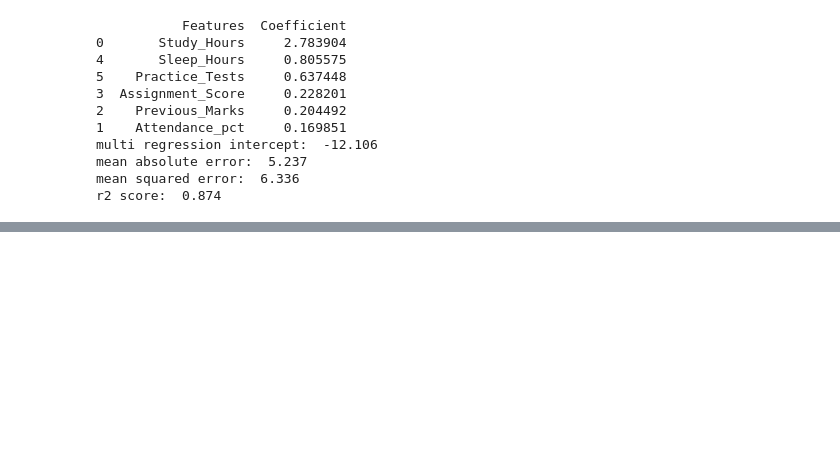
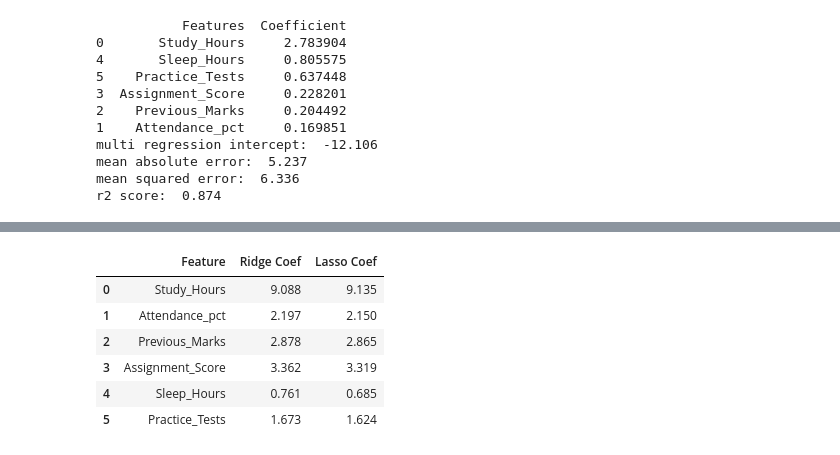
Before and after one commit to Abdullah25r/ML-Spaces, a Jupyter notebook: scikit-learn.ipynb, the cells around one changed output, grey strips where cells are left out. Saved outputs shown, nothing was run; the diff lists cells and outputs as text; code cells hidden in the pictures; blank space fills up the shorter version.

```diff
--- a/scikit-learn.ipynb
+++ b/scikit-learn.ipynb
@@ -148,0 +191,41 @@ r2 score:  0.874
+# %%
+#ridge vs lasso
+
+ridge = make_pipeline(StandardScaler(), Ridge(alpha=1.0))
+lasso = make_pipeline(StandardScaler(), Lasso(alpha=0.10, max_iter=10000))
+
+regression_models = {
+    'multiple linear': mulitple_lr,
+    'ridge': ridge,
+    'lasso': lasso
+}
+
+reg_results = []
+for name, model in regression_models.items():
+    model.fit(X_train, Y_train)
+    pred = model.predict(X_test)
+    reg_results.append({
+        'Model': name,
+        'MAE': mean_absolute_error(Y_test,pred),
+        'RMSE': root_mean_squared_error(Y_test, pred),
+        'R2': r2_score(Y_test, pred)
+    })
+
+pd.DataFrame(reg_results).round(3).sort_values('RMSE')
+
+ridge_coef = ridge.named_steps['ridge'].coef_
+lasso_coef = lasso.named_steps['lasso'].coef_
+
+pd.DataFrame({
+    'Feature': feature_cols,
+    'Ridge Coef': ridge_coef,
+    'Lasso Coef': lasso_coef
+}).round(3)
+# %% [output]
+|  | Feature | Ridge Coef | Lasso Coef |
+| 0 | Study_Hours | 9.088 | 9.135 |
+| 1 | Attendance_pct | 2.197 | 2.150 |
+| 2 | Previous_Marks | 2.878 | 2.865 |
+| 3 | Assignment_Score | 3.362 | 3.319 |
+| 4 | Sleep_Hours | 0.761 | 0.685 |
+| 5 | Practice_Tests | 1.673 | 1.624 |
```
Also changed, not shown: parts of 4 cells of this notebook.
